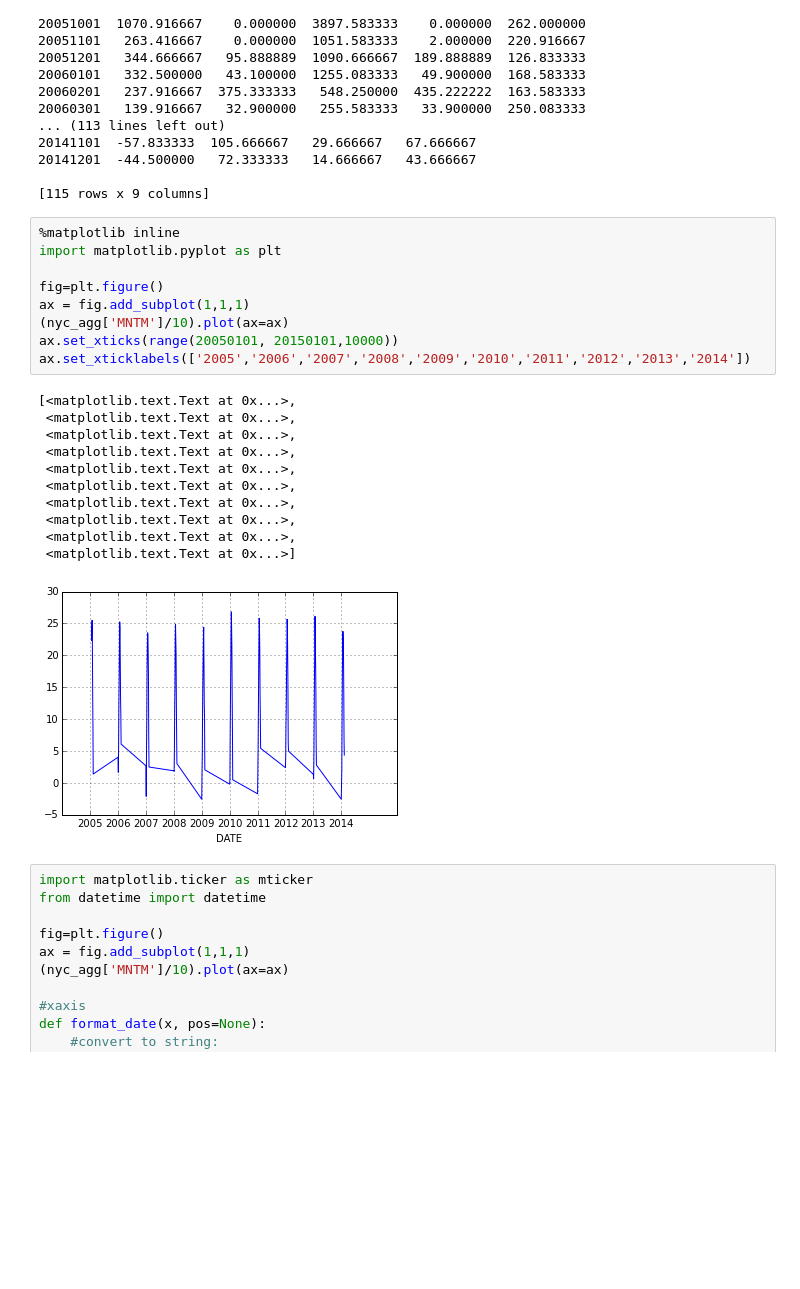
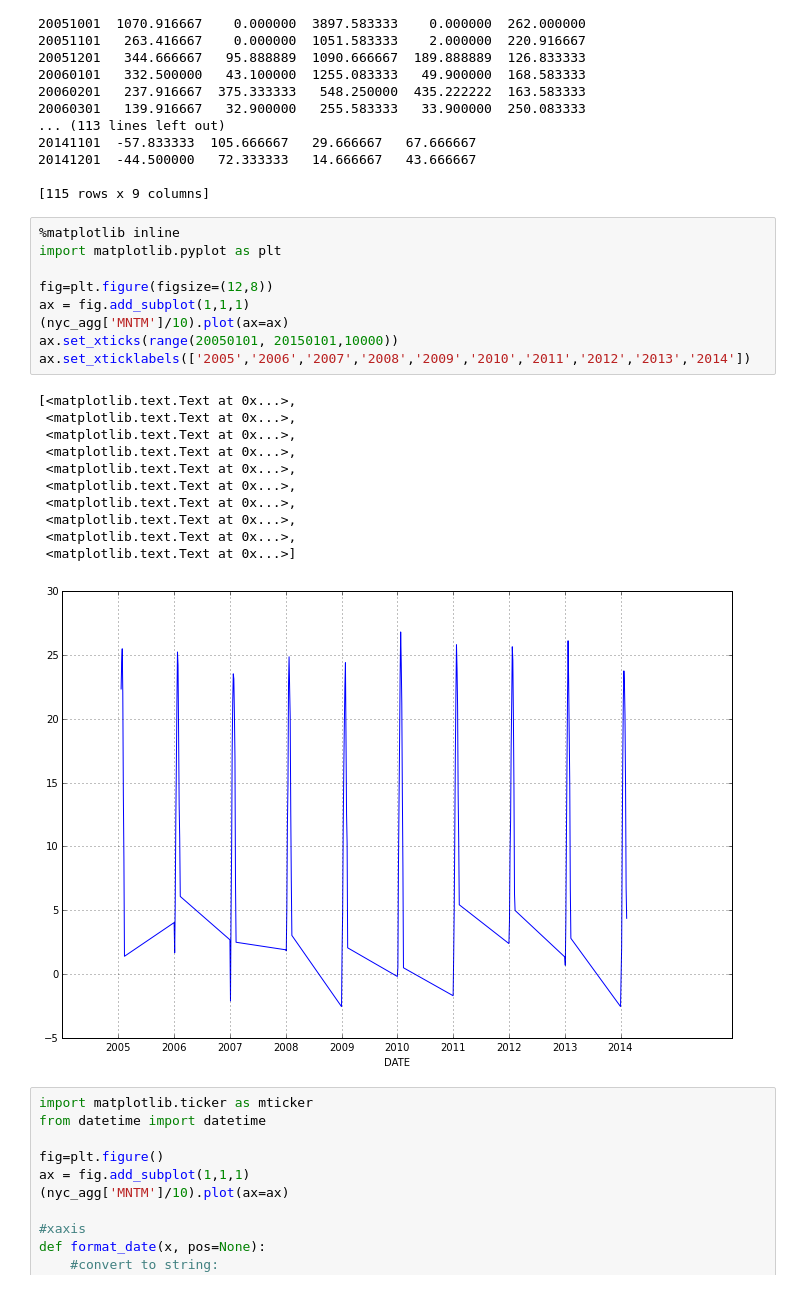
Before and after one commit to story645/EAS213, a Jupyter notebook: July17.ipynb, the cells around one changed output. Saved outputs shown, nothing was run; the diff lists cells and outputs as text; blank space fills up the shorter version.

```diff
--- a/July17.ipynb
+++ b/July17.ipynb
@@ -275,24 +275,24 @@ DATE
 # %%
 %matplotlib inline
 import matplotlib.pyplot as plt
 
-fig=plt.figure()
+fig=plt.figure(figsize=(12,8))
 ax = fig.add_subplot(1,1,1)
 (nyc_agg['MNTM']/10).plot(ax=ax)
 ax.set_xticks(range(20050101, 20150101,10000))
 ax.set_xticklabels(['2005','2006','2007','2008','2009','2010','2011','2012','2013','2014'])
 # %% [output]
 [<matplotlib.text.Text at 0x...>,
  <matplotlib.text.Text at 0x...>,
  <matplotlib.text.Text at 0x...>,
  <matplotlib.text.Text at 0x...>,
  <matplotlib.text.Text at 0x...>,
  <matplotlib.text.Text at 0x...>,
  <matplotlib.text.Text at 0x...>,
  <matplotlib.text.Text at 0x...>,
  <matplotlib.text.Text at 0x...>,
  <matplotlib.text.Text at 0x...>]
-[figure, old version]
+[figure, new version]
 # %%
 import matplotlib.ticker as mticker
 from datetime import datetime
```
Also changed, not shown: 1 other file.
